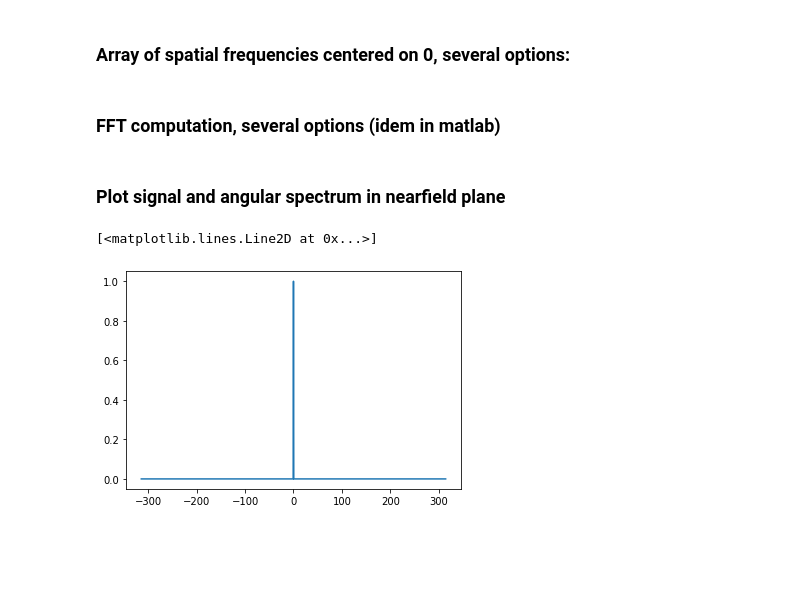
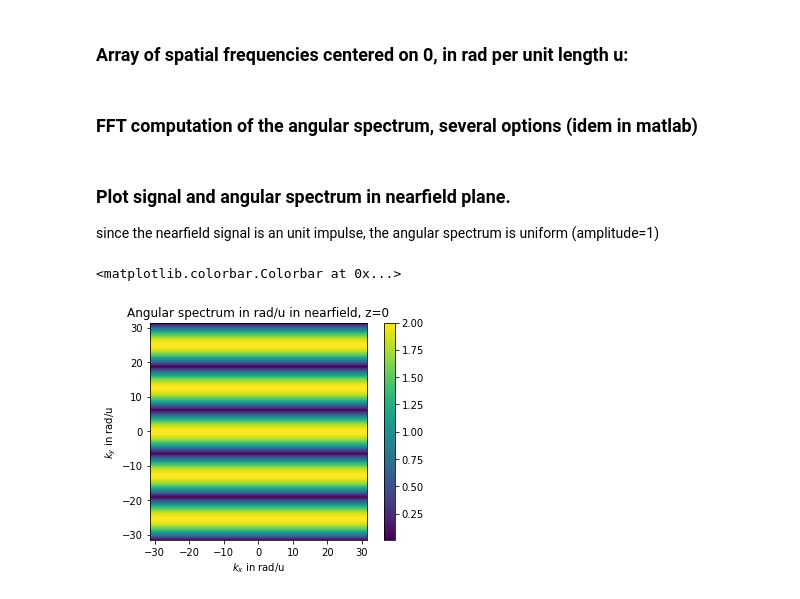
Before and after one commit to LbZy-3/PWD, a Jupyter notebook: PWD.ipynb, the cells around one changed output. Saved outputs shown, nothing was run; the diff lists cells and outputs as text; code cells hidden in the pictures; blank space fills up the shorter version.

```diff
--- a/PWD.ipynb
+++ b/PWD.ipynb
@@ -13 +16,7 @@ import matplotlib.pyplot as plt
+# %%
+u = 1         # length unit, e.g. 1 µm
+wlen = 1* u      # wavelength in unit of u
+N=401         # odd number of points in the screen
+size = 40*wlen   # size of the screen where the nearfield signal will be defined
+distance = 2*wlen  # observation plane in the farfield
 # %% [markdown]
@@ -22,31 +45,40 @@ sig[500]=1
 # %% [markdown]
-### Array of spatial frequencies centered on 0, several options:
+### Array of spatial frequencies centered on 0, in rad per unit length u:
 # %%
 kx=np.zeros(N,dtype=complex)
-freq_array1=np.linspace(-(N-1)/2,(N-1)/2,N)       # possible spatial freq. in the signal (no need of x)
-freq_array2=freq_array1/(np.max(x)-np.min(x));    # spatial freq. in x unit
-kx=2*np.pi*freq_array2;                           # angular spatial freq in rad/x_unit  (kx)
-freq=kx;                                          #<= frquency choice in absica
+freq_array1=np.linspace(-(N-1)/2,(N-1)/2,N)    # normalized spatial freq. in the signal
+array2=freq_array1/(np.max(x)-np.min(x));      # spatial freq. in 1/x unit
+kx = 2*np.pi*array2;                           # angular spatial freq in rad/x_unit  (wavenumber in ur case)
+ky = kx  # because the screen is a square array of N by N elements
+KX,KY = np.meshgrid(kx,ky)  # definition of grid arrays for vectorization computation
 # %% [markdown]
-### FFT computation, several options (idem in matlab)
+### FFT computation of the angular spectrum, several options (idem in matlab)
 # %%
 # 1) Simplest expression: the spectrum have 0th freq at first point
 #   can't be used here later on, cause we have centered our freq in middle
-#TF=np.fft.fft(sig) #
+#TF=np.fft.fft2(sig) #
 #SIG =np.fft.ifft(TF)
 
 # 2) More common expression: the spectrum have 0th freq in middle
-#TF=np.fft.fftshift(np.fft.fft(sig))
-#SIG =np.fft.ifft(np.fft.ifftshift(TF))
+#TF=np.fft.fftshift(np.fft.fft2(sig))
+#SIG =np.fft.ifft2(np.fft.ifftshift(TF))
 
 #3) like 2) but phase Origin @center, (not @left as both 2 above)
-TF=np.fft.fftshift(np.fft.fft(np.fft.ifftshift(sig)))
-SIG=np.fft.fftshift(np.fft.ifft(np.fft.ifftshift(TF)))
+TF=np.fft.fftshift(np.fft.fft2(np.fft.ifftshift(sig)))
+SIG=np.fft.fftshift(np.fft.ifft2(np.fft.ifftshift(TF)))
 # %% [markdown]
-### Plot signal and angular spectrum in nearfield plane
+### Plot signal and angular spectrum in nearfield plane.
+since the nearfield signal is an unit impulse, the angular spectrum is uniform (amplitude=1)
 # %%
 
-plt.plot(freq,sig)
+fig2, ax2 = plt.subplots()
+
+pcm2 = ax2.pcolor(kx,ky,np.abs(TF))
+ax2.axis('square')
+ax2.set_xlabel(r'$k_x$ in rad/u')
+ax2.set_ylabel(r'$k_y$ in rad/u')
+ax2.set_title('Angular spectrum in rad/u in nearfield, z='+str(0))
+plt.colorbar(pcm2,ax=ax2)
 # %% [output]
-[<matplotlib.lines.Line2D at 0x...>]
+<matplotlib.colorbar.Colorbar at 0x...>
-[figure, old version]
+[figure, new version]
```
Also changed, not shown: parts of 18 cells of this notebook.
